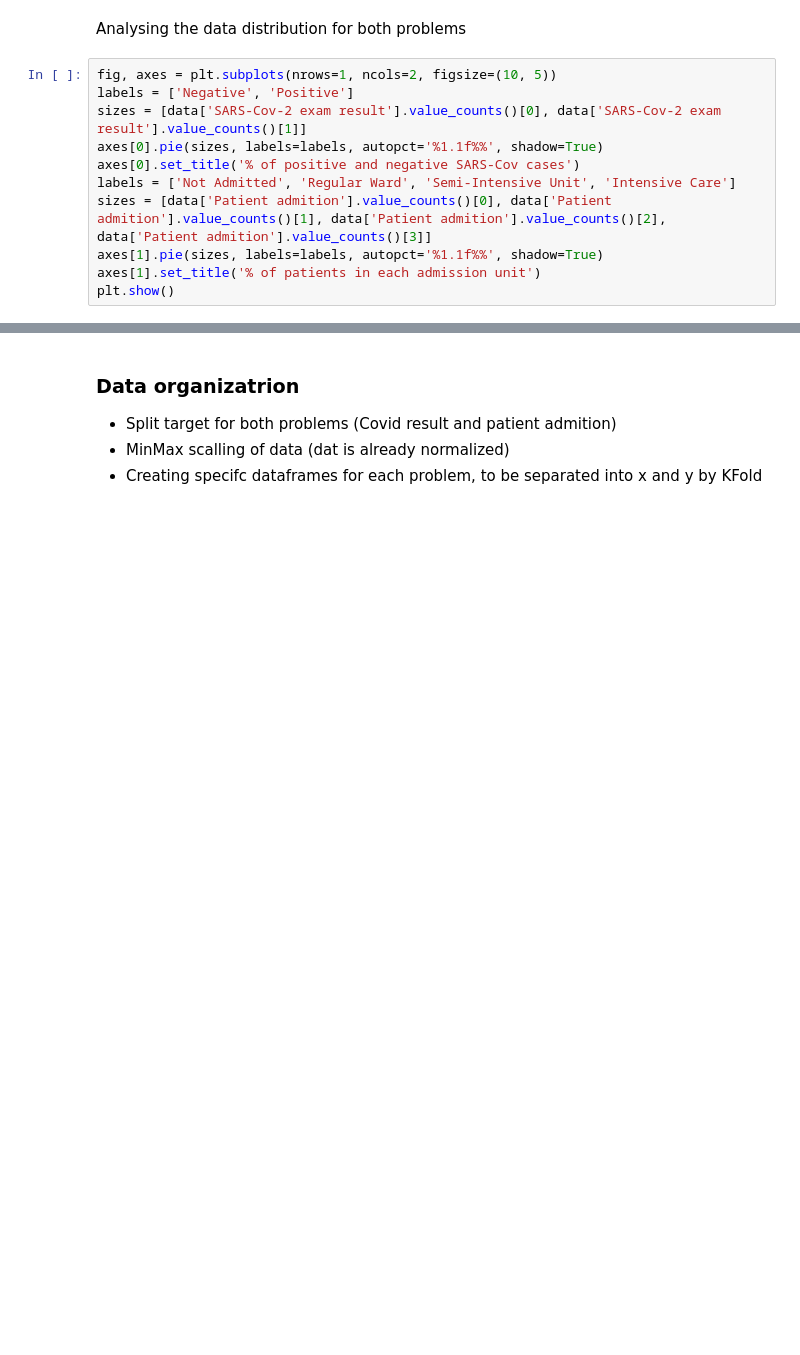
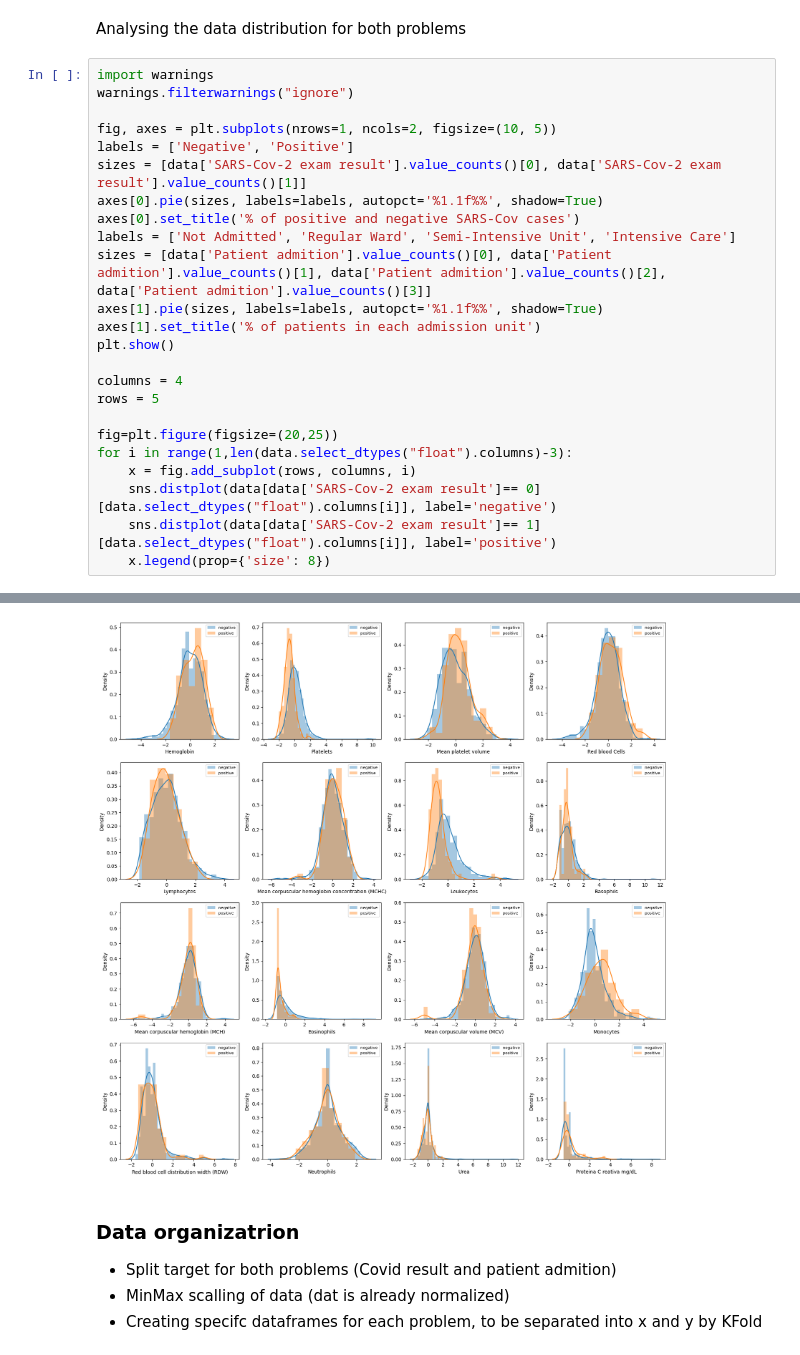
Before and after one commit to fsbertoglio/Machine-Learning-Labs, a Jupyter notebook: T1/covid_analysis.ipynb, the cells around one changed output, grey strips where cells are left out. Saved outputs shown, nothing was run; the diff lists cells and outputs as text; blank space fills up the shorter version.

Commit message:
feat: distribution graphs

```diff
--- a/T1/covid_analysis.ipynb
+++ b/T1/covid_analysis.ipynb
@@ -110,18 +110,32 @@ The percentage of missing values is: 4.2%
 # %% [markdown]
 Analysing the data distribution for both problems
 # %%
+import warnings
+warnings.filterwarnings("ignore")
+
 fig, axes = plt.subplots(nrows=1, ncols=2, figsize=(10, 5))
 labels = ['Negative', 'Positive']
 sizes = [data['SARS-Cov-2 exam result'].value_counts()[0], data['SARS-Cov-2 exam result'].value_counts()[1]]
 axes[0].pie(sizes, labels=labels, autopct='%1.1f%%', shadow=True)
 axes[0].set_title('% of positive and negative SARS-Cov cases')
 labels = ['Not Admitted', 'Regular Ward', 'Semi-Intensive Unit', 'Intensive Care']
 sizes = [data['Patient admition'].value_counts()[0], data['Patient admition'].value_counts()[1], data['Patient admition'].value_counts()[2], data['Patient admition'].value_counts()[3]]
 axes[1].pie(sizes, labels=labels, autopct='%1.1f%%', shadow=True)
 axes[1].set_title('% of patients in each admission unit')
 plt.show()
+
+columns = 4
+rows = 5
+
+fig=plt.figure(figsize=(20,25))
+for i in range(1,len(data.select_dtypes("float").columns)-3):
+    x = fig.add_subplot(rows, columns, i)
+    sns.distplot(data[data['SARS-Cov-2 exam result']== 0][data.select_dtypes("float").columns[i]], label='negative')
+    sns.distplot(data[data['SARS-Cov-2 exam result']== 1][data.select_dtypes("float").columns[i]], label='positive')
+    x.legend(prop={'size': 8})
 # %% [output]
 [figure]
+[figure, added]
 # %% [markdown]
 ### Data organizatrion
 * Split target for both problems (Covid result and patient admition)
```
Also changed, not shown: parts of 1 cell of this notebook.
